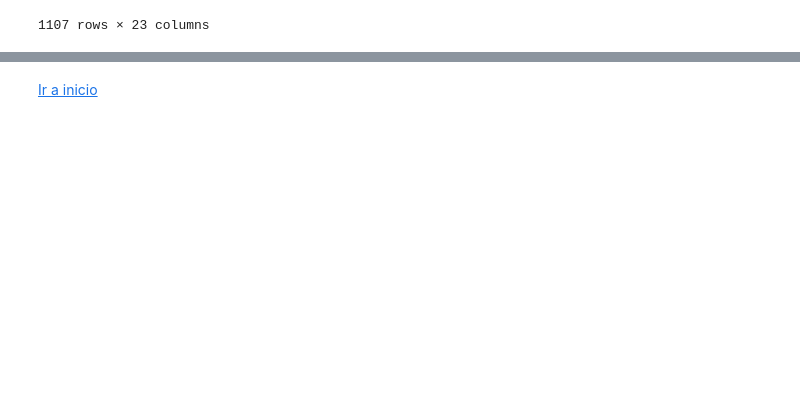
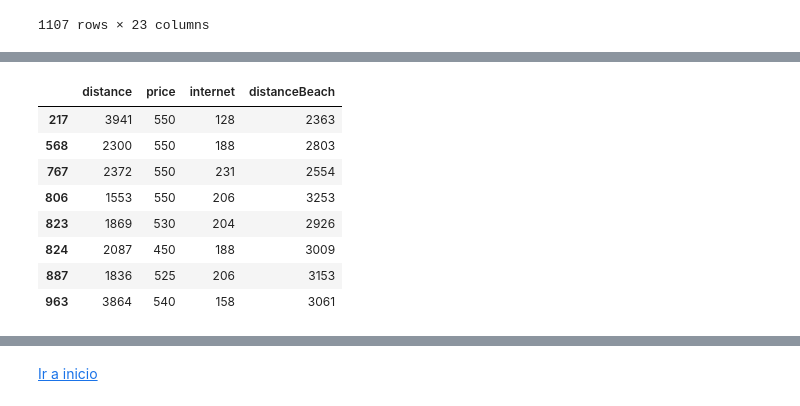
Before and after one commit to Nomadas-Digitales/nomadas-data, a Jupyter notebook: src/EnriquecerDatasets-Luis.ipynb, the cells around one changed output, grey strips where cells are left out. Saved outputs shown, nothing was run; the diff lists cells and outputs as text; code cells hidden in the pictures; blank space fills up the shorter version.

```diff
--- a/src/EnriquecerDatasets-Luis.ipynb
+++ b/src/EnriquecerDatasets-Luis.ipynb
@@ -398,0 +442,12 @@ home_valencia_df_lrg.to_csv(os.path.join(DATA_PATH, 'home_valencia_luis.csv'), i
+# %%
+home_valencia_df_lrg.loc[(home_valencia_df_lrg['distance'] <= 5000) & (home_valencia_df_lrg['price'] <= 550) & (home_valencia_df_lrg['internet'] >= 100) & (home_valencia_df_lrg['distanceBeach'] <= 3500),["distance","price","internet","distanceBeach"]]
+# %% [output]
+|  | distance | price | internet | distanceBeach |
+| 217 | 3941 | 550 | 128 | 2363 |
+| 568 | 2300 | 550 | 188 | 2803 |
+| 767 | 2372 | 550 | 231 | 2554 |
+| 806 | 1553 | 550 | 206 | 3253 |
+| 823 | 1869 | 530 | 204 | 2926 |
+| 824 | 2087 | 450 | 188 | 3009 |
+| 887 | 1836 | 525 | 206 | 3153 |
+| 963 | 3864 | 540 | 158 | 3061 |
```
Also changed, not shown: parts of 8 cells of this notebook.
